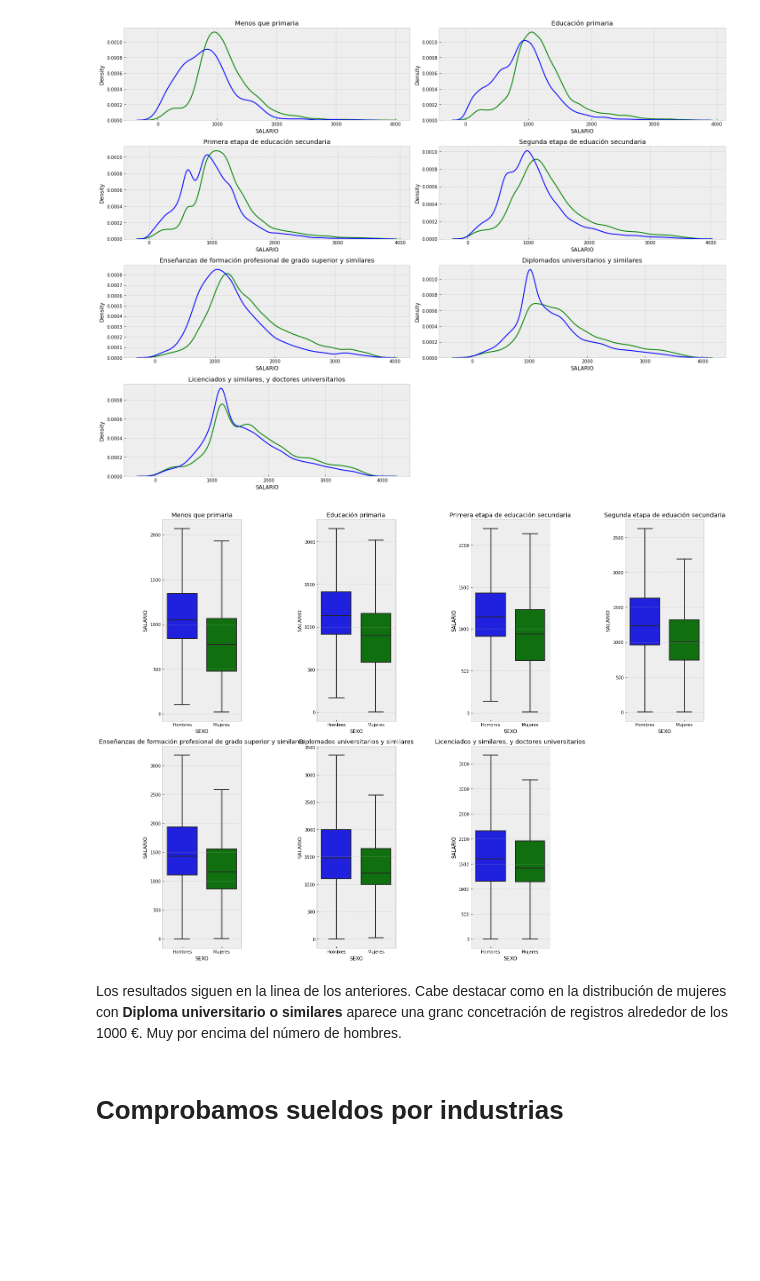
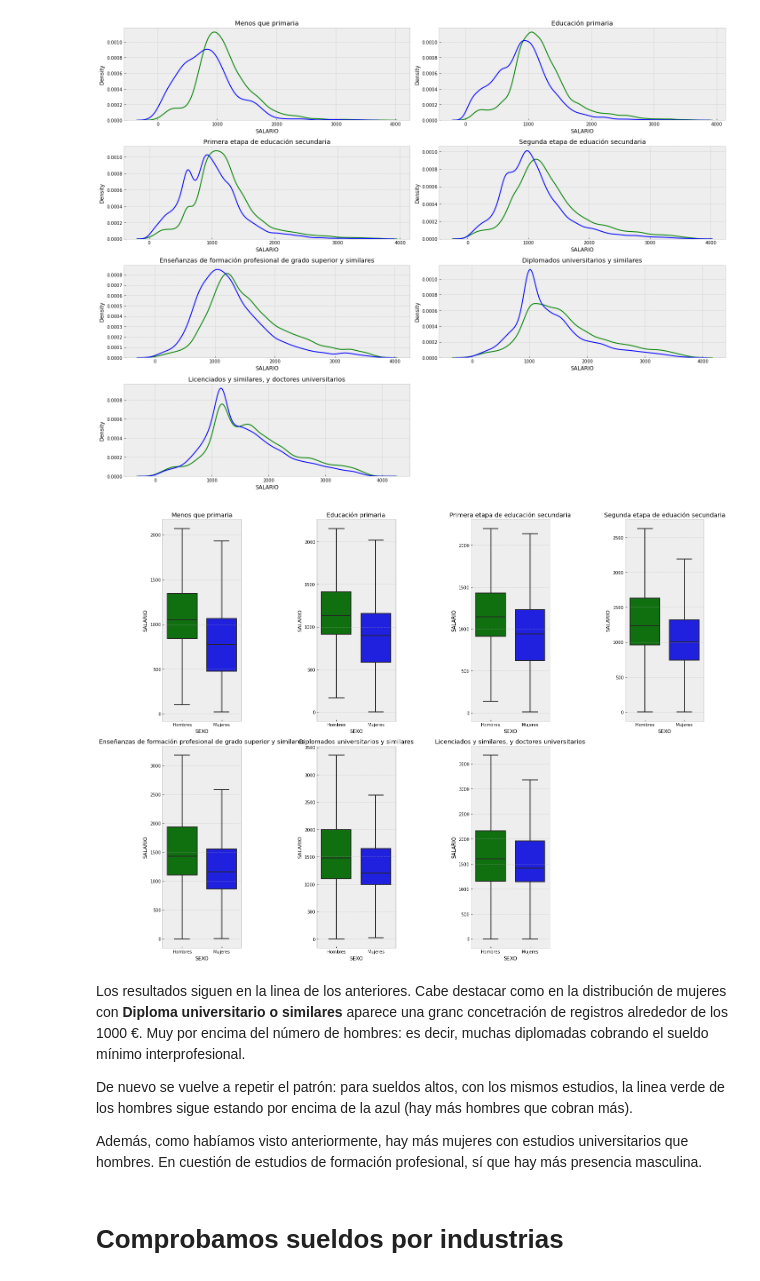
Before and after one commit to Jorge-Saura/UOC-Tipologia-Practica2, a Jupyter notebook: practica.ipynb, the cells around one changed output. Drawn from its saved outputs; the diff is of its cells as text; code cells hidden in the pictures; blank space fills up the shorter version.

```diff
--- a/practica.ipynb
+++ b/practica.ipynb
@@ -1193,7 +1281,7 @@ f, axes = plt.subplots(1, 6, figsize=(20,8), sharex=False)
 for i, ax in enumerate(axes.flatten()):
     df_category = dfWithPrediccion[dfWithPrediccion[columnToSearch] == i+1]
     if (len(df_category)>0):
-        my_pal = {1: "blue", 6: "green"}
+        my_pal = {1: "green", 6: "blue"}
 
         a = sns.boxplot(x='SEXO', y="SALARIO",  data=df_category, ax=ax, palette=my_pal, showfliers = False, width=0.75)
 
@@ -1333,26 +1438,30 @@ for i, ax in enumerate(axes.flatten()):
 # %%
 f, axes = plt.subplots(2, 4, figsize=(20,15), sharex=False)
 
 for i, ax in enumerate(axes.flatten()):
     df_category = dfWithPrediccion[dfWithPrediccion[columnToSearch] == i+1]
     if (len(df_category)>0):
-        my_pal = {1: "blue", 6: "green"}
+        my_pal = {1: "green", 6: "blue"}
 
         a = sns.boxplot(x='SEXO', y="SALARIO",  data=df_category, ax=ax,
                          palette=my_pal, showfliers = False, width=0.75)
 
         ax.set(xticklabels=['Hombres', 'Mujeres'])
         ax.set_title(estudios[i+1])
 
     else:
         ax.axis('off')
 
 
 f.tight_layout();
 # %% [output]
-[figure, old version]
+[figure, new version]
 # %% [markdown]
-Los resultados siguen en la linea de los anteriores. Cabe destacar como en la distribución de mujeres con **Diploma universitario o similares** aparece una granc concetración de registros alrededor de los 1000 €. Muy por encima del número de hombres.
+Los resultados siguen en la linea de los anteriores. Cabe destacar como en la distribución de mujeres con **Diploma universitario o similares** aparece una granc concetración de registros alrededor de los 1000 €. Muy por encima del número de hombres: es decir, muchas diplomadas cobrando el sueldo mínimo interprofesional.
+
+De nuevo se vuelve a repetir el patrón: para sueldos altos, con los mismos estudios, la linea verde de los hombres sigue estando por encima de la azul (hay más hombres que cobran más).
+
+Además, como habíamos visto anteriormente, hay más mujeres con estudios universitarios que hombres. En cuestión de estudios de formación profesional, sí que hay más presencia masculina.
 # %% [markdown]
 # Comprobamos sueldos por industrias
 # %%
```
Also changed, not shown: parts of 35 cells of this notebook.
